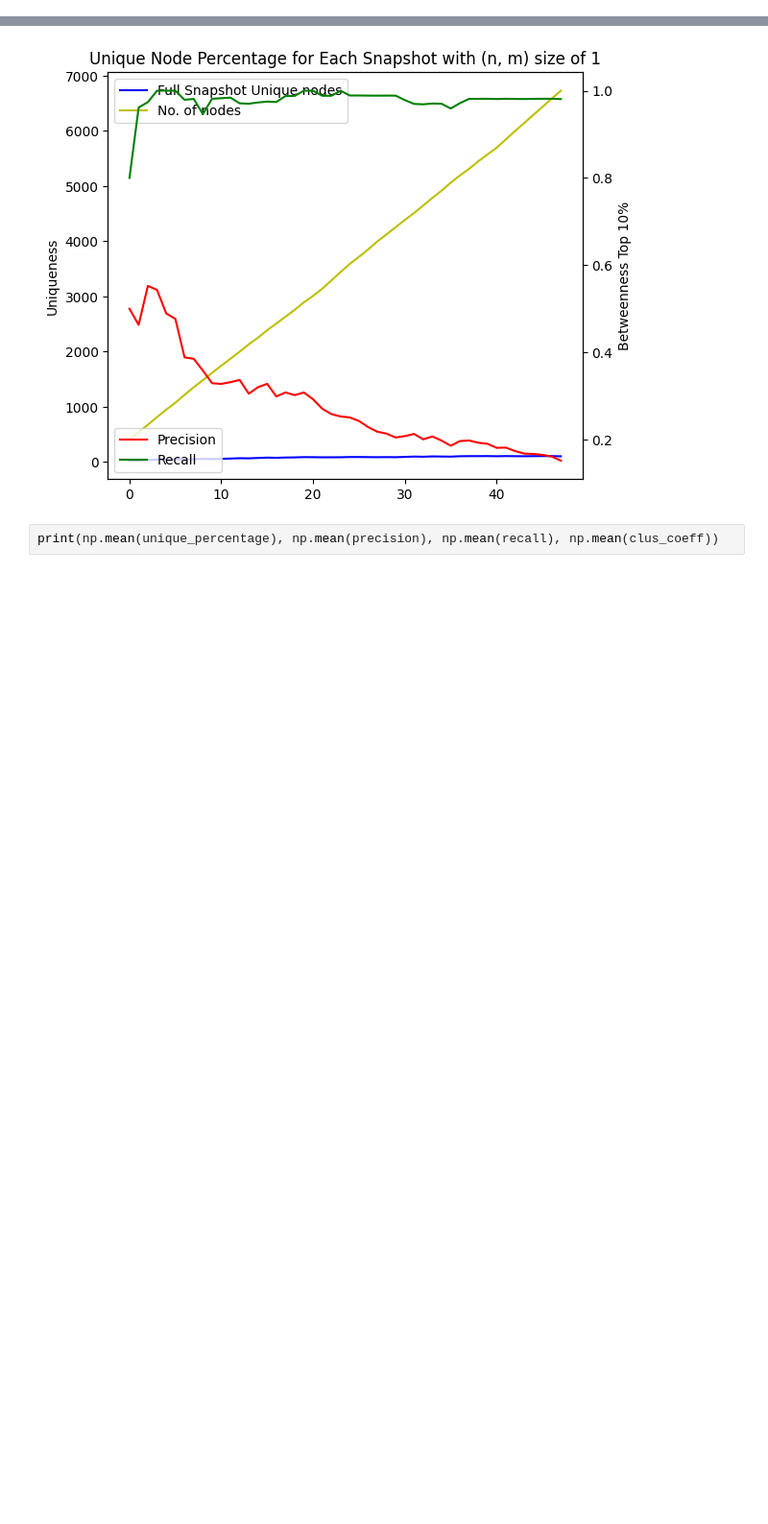
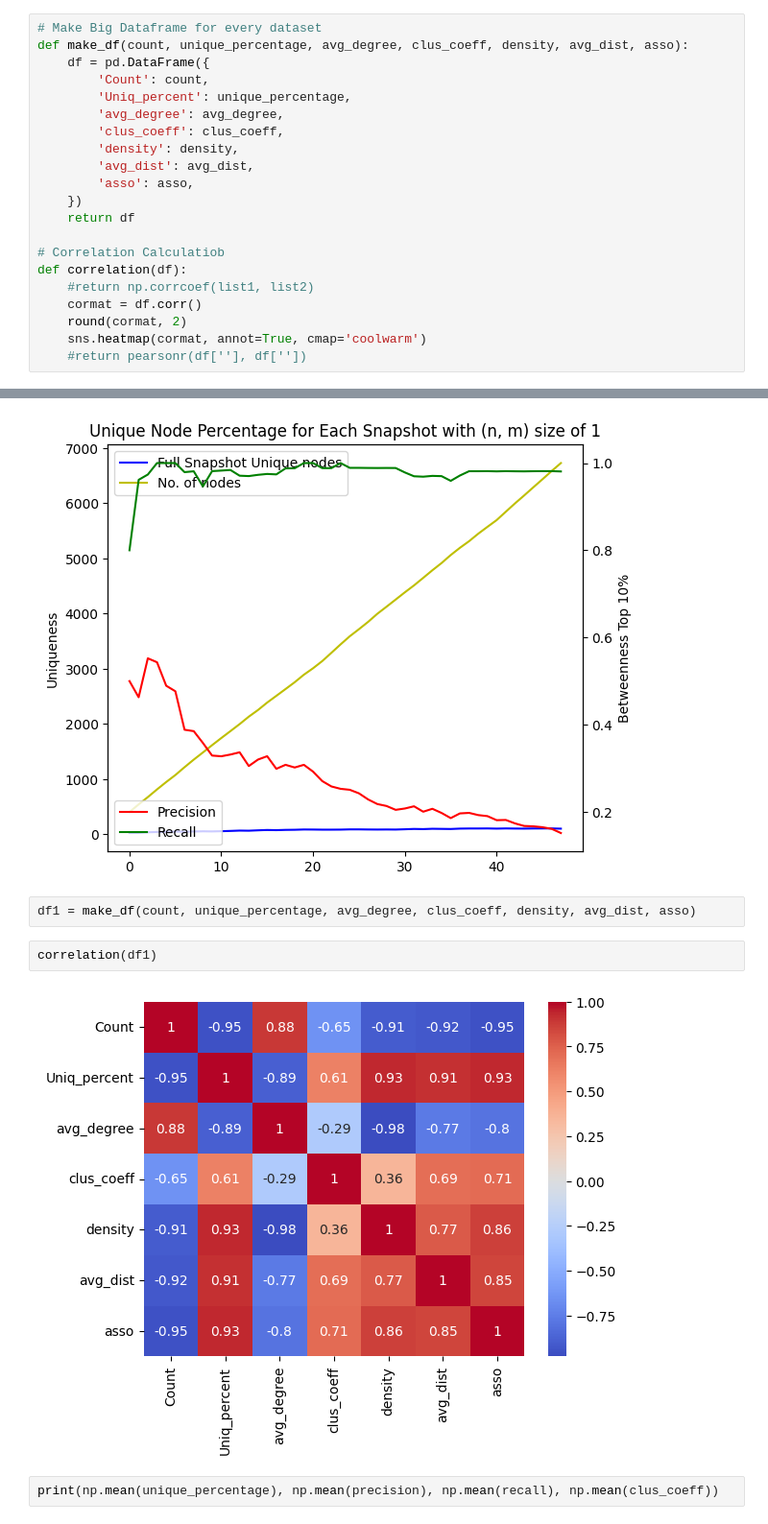
Before and after one commit to JaviAnton/tempo-network-anonymity, a Jupyter notebook: igraphver.ipynb, the cells around one changed output, grey strips where cells are left out. Shown at 96% size. Drawn from its saved outputs; the diff is of its cells as text; blank space fills up the shorter version.

Commit message:
add correlation code

```diff
--- a/igraphver.ipynb
+++ b/igraphver.ipynb
@@ -328,3 +329,24 @@ def plot_data(count, nodes_num, precision, recall):
     # plt.xticks(range(len(unique_percentage)), range(len(unique_percentage)))
     plt.legend()
     plt.show()
+# %%
+# Make Big Dataframe for every dataset
+def make_df(count, unique_percentage, avg_degree, clus_coeff, density, avg_dist, asso):
+    df = pd.DataFrame({
+        'Count': count,
+        'Uniq_percent': unique_percentage,
+        'avg_degree': avg_degree,
+        'clus_coeff': clus_coeff,
+        'density': density,
+        'avg_dist': avg_dist,
+        'asso': asso,
+    })
+    return df
+
+# Correlation Calculatiob
+def correlation(df):
+    #return np.corrcoef(list1, list2)
+    cormat = df.corr()
+    round(cormat, 2)
+    sns.heatmap(cormat, annot=True, cmap='coolwarm')
+    #return pearsonr(df[''], df[''])
@@ -362,6 +391,12 @@ plot_data(count, nodes_num, precision, recall)
 # %% [output]
 [figure]
 [figure]
+# %%
+df1 = make_df(count, unique_percentage, avg_degree, clus_coeff, density, avg_dist, asso)
+# %%
+correlation(df1)
+# %% [output]
+[figure, added]
 # %%
 print(np.mean(unique_percentage), np.mean(precision), np.mean(recall), np.mean(clus_coeff))
 # %% [output]
```
Also changed, not shown: parts of 12 cells of this notebook.
